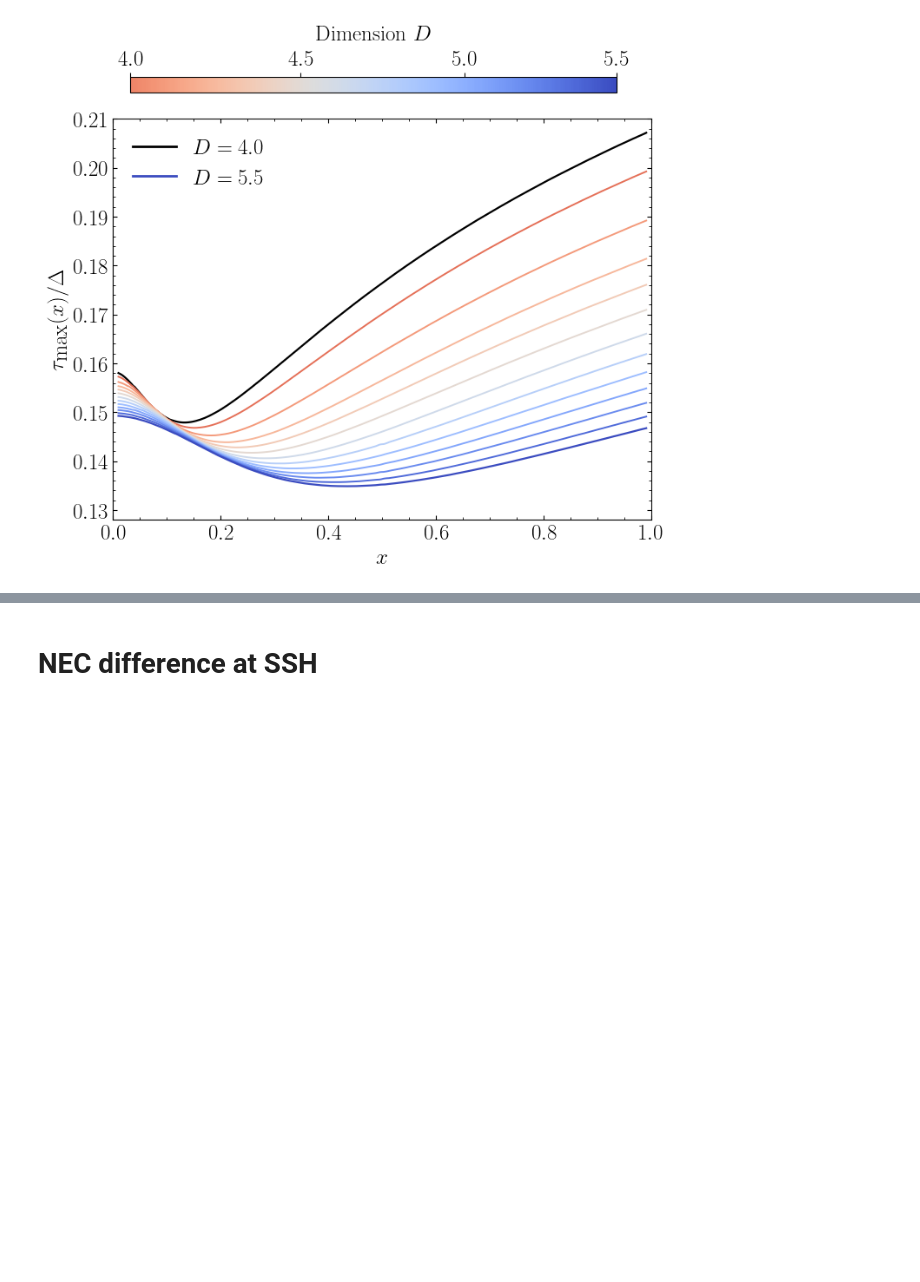
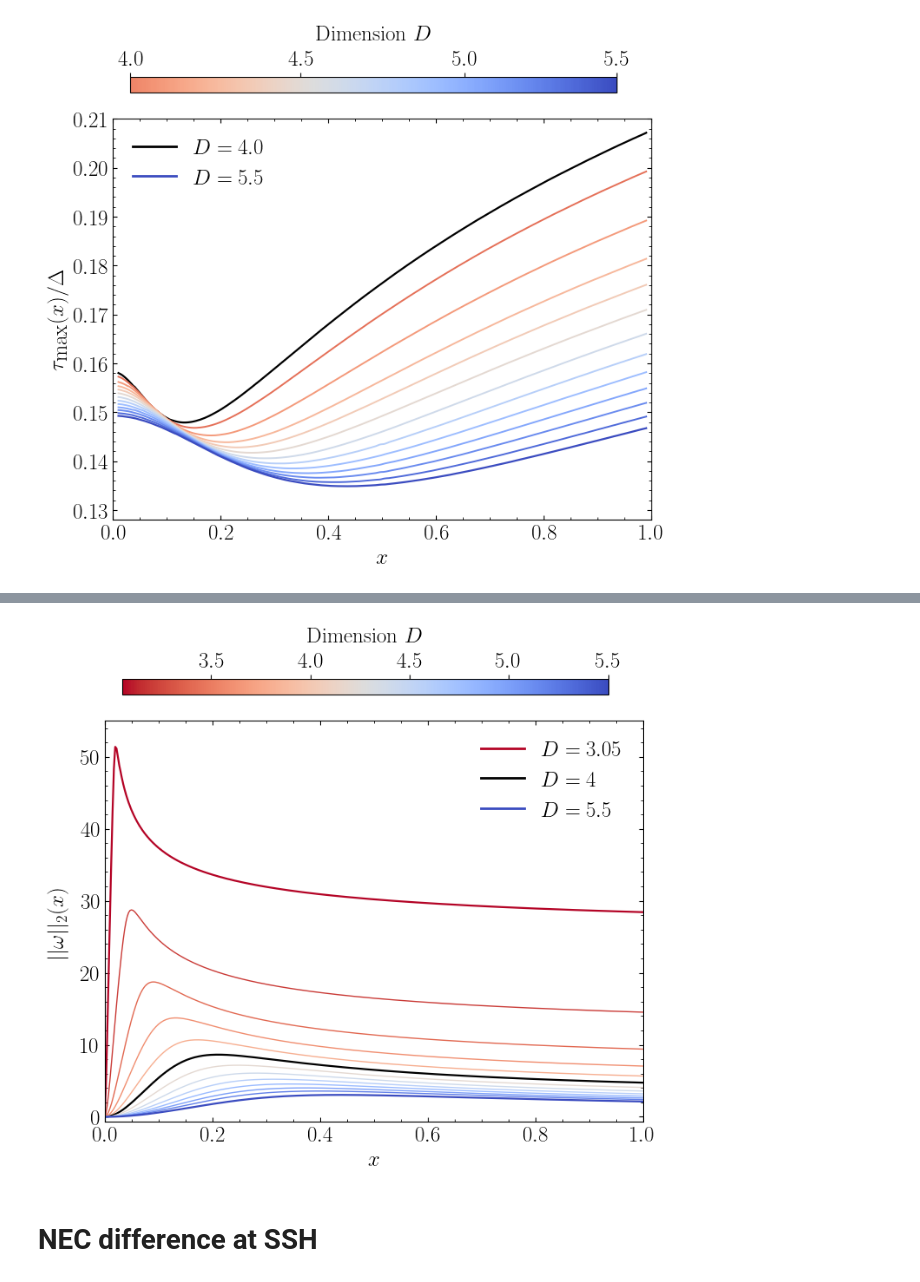
Before and after one commit to EckerChristian/CriticalSpacetimeCrystal, a Jupyter notebook: plots/plots.ipynb, the cells around one changed output, grey strips where cells are left out. Cells and saved outputs as stored; diff of their text form; code cells hidden in the pictures; blank space fills up the shorter version.

Commit message:
added omL2 plot

```diff
--- a/plots/plots.ipynb
+++ b/plots/plots.ipynb
@@ -503,7 +503,7 @@ files = [
 ]
 
 column_titles = [
-    r"$D=3.045$",
+    r"$D=3.05$",
     r"$D=4$",
     r"$D=5.5$",
 ]
@@ -1225,3 +1227,91 @@ plt.show()
+# %%
+import json
+import numpy as np
+import matplotlib.pyplot as plt
+from matplotlib.lines import Line2D
+import matplotlib.cm as cm
+
+# LaTeX font
+plt.rcParams.update({
+    "text.usetex": True,
+    'font.size': 18
+})
+
+# ---------------- Load Data ----------------
+with open("omL2.json", "r") as f:
+    data = json.load(f)
+
+vals = np.array(data["dims"])
+fmax = np.array(data["omL2"])
+
+# ---------------- Color Parameter ----------------
+vmin, vmax = vals.min(), vals.max()
+norm_vals = (vals - vmin) / (vmax - vmin)
+cmap = cm.get_cmap("coolwarm_r")
+
+# ---------------- Main Plot ----------------
+fig, ax = plt.subplots(figsize=(8, 6))
+
+for i in range(fmax.shape[0]):
+    x = fmax[i,:,0]
+    y = fmax[i,:,1]
+    #ax.plot(x, y, color=cmap(norm_vals[i]), linewidth=1)
+
+    if i in [0, (fmax.shape[0]-1)]:
+        ax.plot(x, y, color=cmap(norm_vals[i]), linewidth=1.6)
+    elif i==5:
+        ax.plot(x, y, color='k', linewidth=1.6)
+    else:
+        ax.plot(x, y, color=cmap(norm_vals[i]), linewidth=1.0)
+
+# Axis labels and limits
+ax.set_xlabel(r"$x$")
+ax.set_ylabel(r"$||\omega ||_{2}(x)$", labelpad = 10)
+ax.set_xlim(0, 1)
+ax.set_ylim(-0.7, 55.0)
+
+# Ticks
+ax.tick_params(direction="in", which="both", top=True, right=True)
+ax.minorticks_on()
+
+# ---------------- Colorbar ABOVE ----------------
+sm = cm.ScalarMappable(cmap=cmap)
+sm.set_array(vals)
+
+# Create a dedicated axis above the plot
+cbar_ax = fig.add_axes([0.15, 0.93, 0.7, 0.03])
+cbar = fig.colorbar(sm, cax=cbar_ax, orientation='horizontal')
+
+# --- Put ticks and numeric labels on TOP ---
+cbar.ax.xaxis.set_ticks_position('top')
+cbar.ax.xaxis.set_label_position('top')
+
+# Custom legend entries
+handles = [
+    Line2D([], [], color=cmap(0.0), lw=2, label=r"$D=3.05$"),
+    Line2D([], [], color='k', lw=2, label=r"$D = 4$"),
+    Line2D([], [], color=cmap(1.0), lw=2, label=r"$D=5.5$"),
+]
+
+ax.legend(
+    handles=handles,
+    loc="upper right",
+    frameon=False,
+    framealpha=0.8,
+    edgecolor="black"
+)
+
+# --- Label above bar ---
+cbar.set_label(r"${\rm Dimension}~D$", labelpad=8)
+
+# Optional: remove bottom ticks to look cleaner
+cbar.ax.tick_params(bottom=False)
+
+plt.subplots_adjust(top=0.88)
+plt.savefig("omL2overD.pdf", dpi=100, bbox_inches="tight")
+plt.show()
+# %% [output]
+[figure, added]
 # %% [markdown]
 # NEC difference at SSH
 # %%
```
Also changed, not shown: parts of 1 cell of this notebook, 1 other file.
